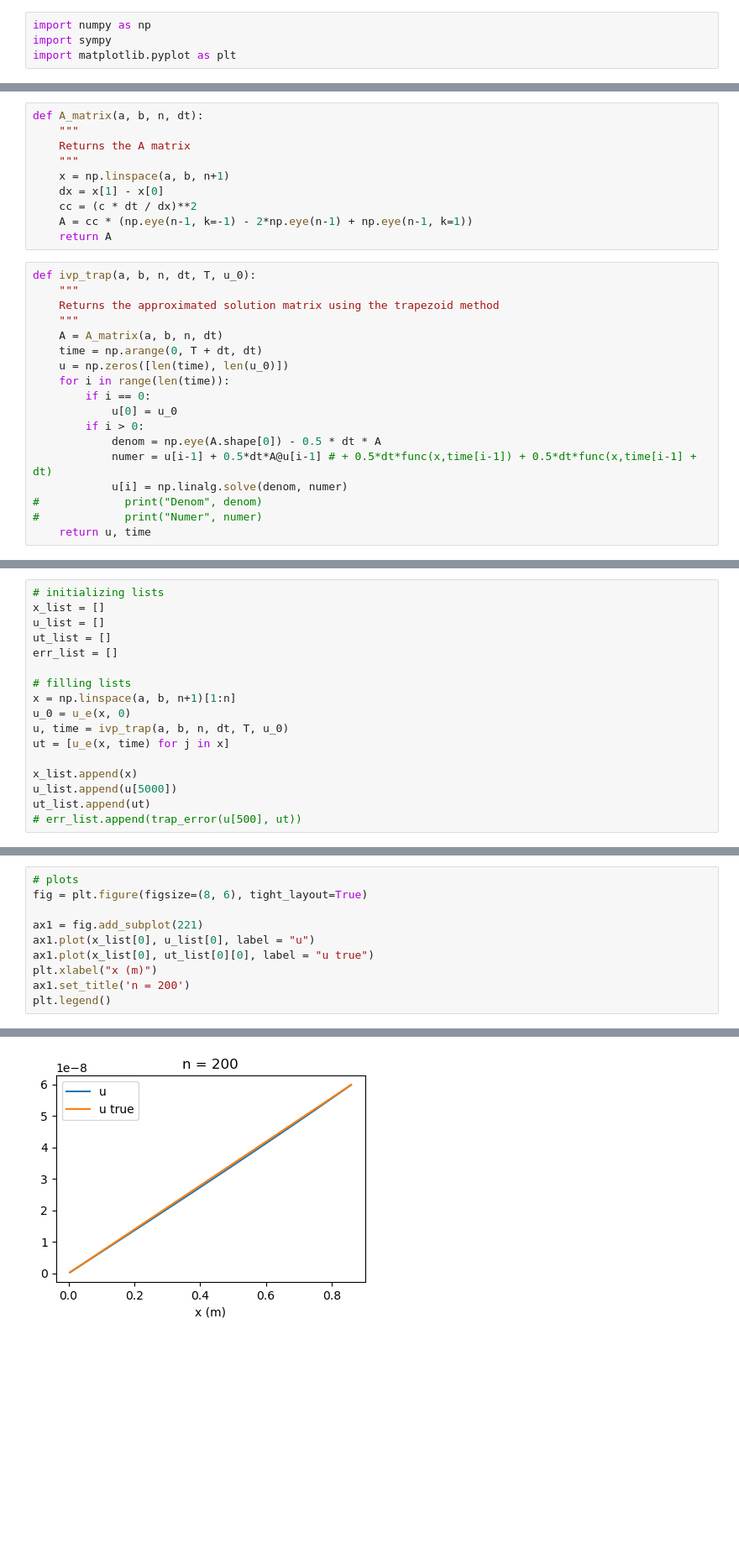
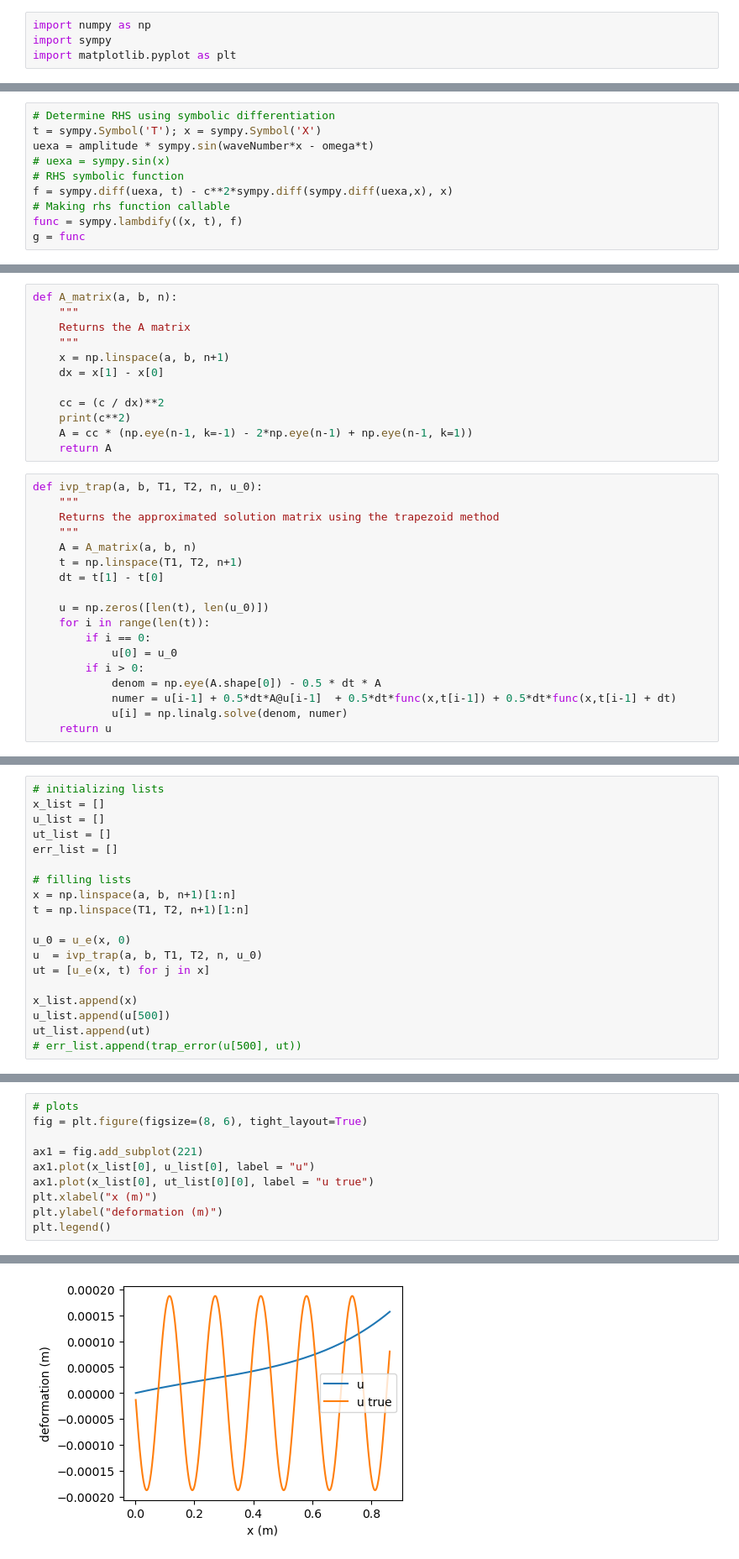
Before and after one commit to agesite2/AE320GP2, a Jupyter notebook: project2.ipynb, the cells around one changed output, grey strips where cells are left out. Shown: that part at 84% size. Drawn from its saved outputs; the diff is of its cells as text; blank space fills up the shorter version.

Commit message:
Add files via upload
True function finally works, but approximation is broken now

```diff
--- a/project2.ipynb
+++ b/project2.ipynb
@@ -43,3 +47,13 @@ print(k)
+# %%
+# Determine RHS using symbolic differentiation
+t = sympy.Symbol('T'); x = sympy.Symbol('X')
+uexa = amplitude * sympy.sin(waveNumber*x - omega*t)
+# uexa = sympy.sin(x)
+# RHS symbolic function
+f = sympy.diff(uexa, t) - c**2*sympy.diff(sympy.diff(uexa,x), x)
+# Making rhs function callable
+func = sympy.lambdify((x, t), f)
+g = func
 # %%
 def u_e(x, t):
     """
@@ -70,29 +68,31 @@ k 96078642.48407428
 # %%
-def A_matrix(a, b, n, dt):
+def A_matrix(a, b, n):
     """
     Returns the A matrix
     """
     x = np.linspace(a, b, n+1)
     dx = x[1] - x[0]
-    cc = (c * dt / dx)**2
+
+    cc = (c / dx)**2
+    print(c**2)
     A = cc * (np.eye(n-1, k=-1) - 2*np.eye(n-1) + np.eye(n-1, k=1))
     return A
 # %%
-def ivp_trap(a, b, n, dt, T, u_0):
+def ivp_trap(a, b, T1, T2, n, u_0):
     """
     Returns the approximated solution matrix using the trapezoid method
     """
-    A = A_matrix(a, b, n, dt)
-    time = np.arange(0, T + dt, dt)
-    u = np.zeros([len(time), len(u_0)])
-    for i in range(len(time)):
+    A = A_matrix(a, b, n)
+    t = np.linspace(T1, T2, n+1)
+    dt = t[1] - t[0]
+
+    u = np.zeros([len(t), len(u_0)])
+    for i in range(len(t)):
         if i == 0:
             u[0] = u_0
         if i > 0:
             denom = np.eye(A.shape[0]) - 0.5 * dt * A
-            numer = u[i-1] + 0.5*dt*A@u[i-1] # + 0.5*dt*func(x,time[i-1]) + 0.5*dt*func(x,time[i-1] + dt)
+            numer = u[i-1] + 0.5*dt*A@u[i-1]  + 0.5*dt*func(x,t[i-1]) + 0.5*dt*func(x,t[i-1] + dt)
             u[i] = np.linalg.solve(denom, numer)
-#             print("Denom", denom)
-#             print("Numer", numer)
-    return u, time
+    return u
 # %% [markdown]
@@ -106,12 +106,14 @@ err_list = []
 
 # filling lists
 x = np.linspace(a, b, n+1)[1:n]
+t = np.linspace(T1, T2, n+1)[1:n]
+
 u_0 = u_e(x, 0)
-u, time = ivp_trap(a, b, n, dt, T, u_0)
-ut = [u_e(x, time) for j in x]
+u  = ivp_trap(a, b, T1, T2, n, u_0)
+ut = [u_e(x, t) for j in x]
 
 x_list.append(x)
-u_list.append(u[5000])
+u_list.append(u[500])
 ut_list.append(ut)
 # err_list.append(trap_error(u[500], ut))
 # %% [output]
@@ -135,13 +121,13 @@ k 96078642.48407428
 # %%
 # plots
 fig = plt.figure(figsize=(8, 6), tight_layout=True)
 
 ax1 = fig.add_subplot(221)
 ax1.plot(x_list[0], u_list[0], label = "u")
 ax1.plot(x_list[0], ut_list[0][0], label = "u true")
 plt.xlabel("x (m)")
-ax1.set_title('n = 200')
+plt.ylabel("deformation (m)")
 plt.legend()
 # %% [output]
 <matplotlib.legend.Legend at 0x...>
-[figure, old version]
+[figure, new version]
```
Also changed, not shown: parts of 17 cells of this notebook.
